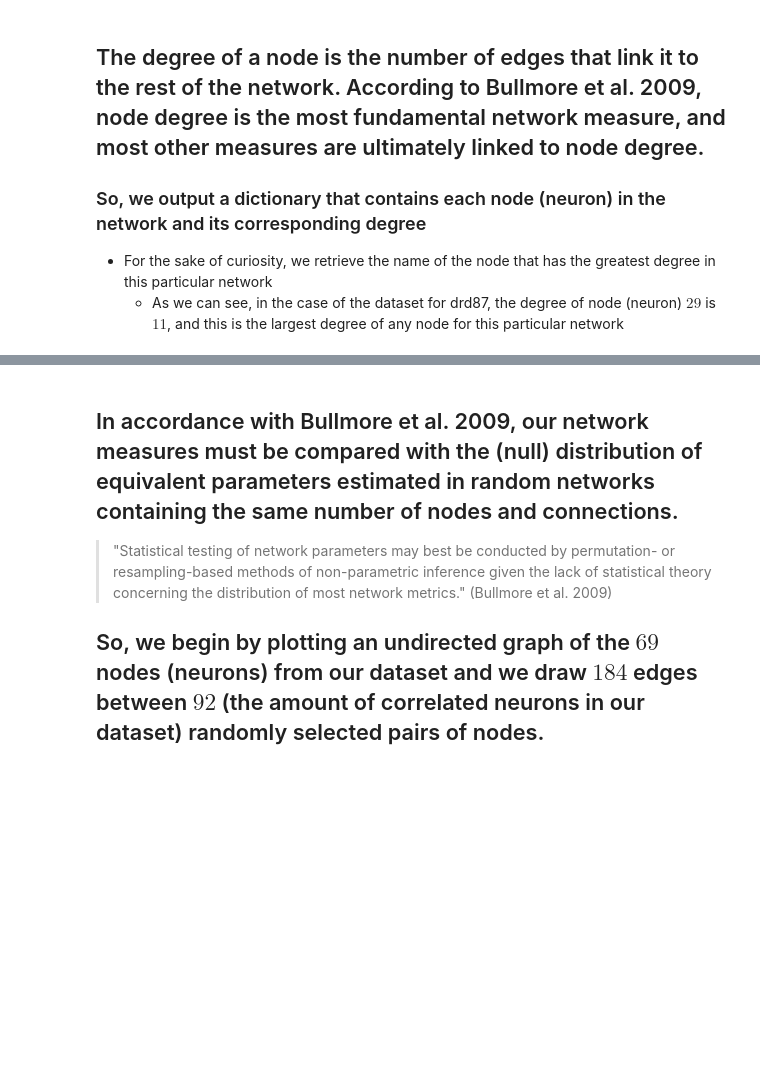
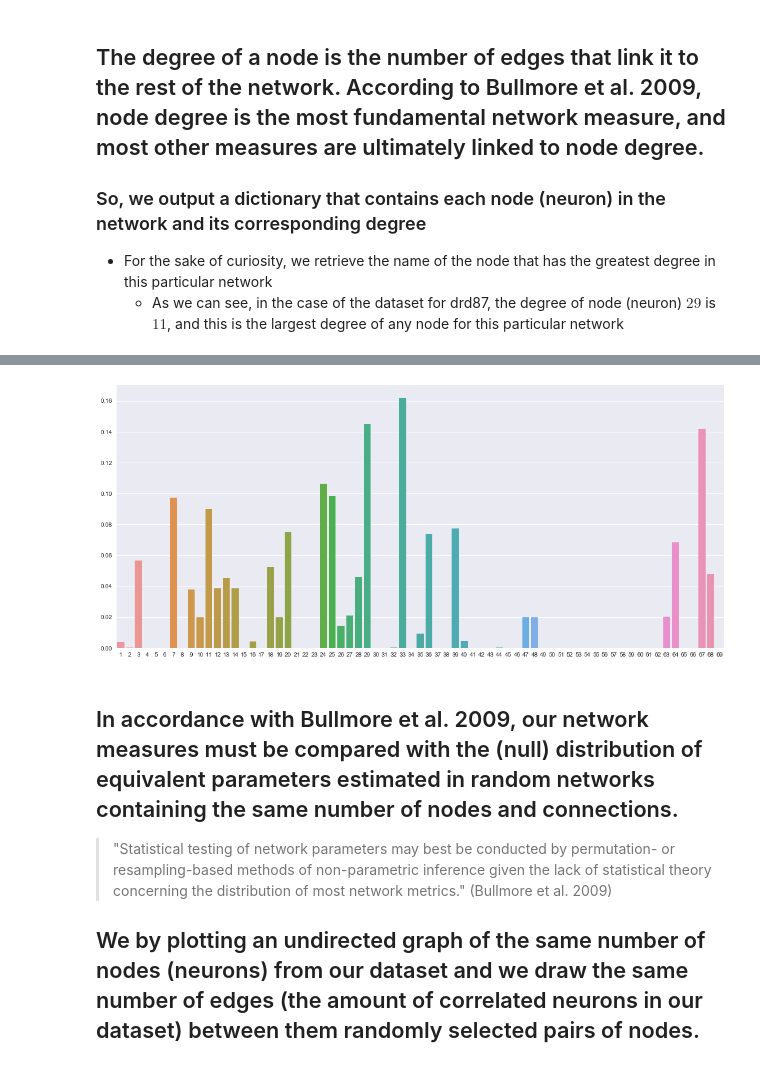
Before and after one commit to smu160/PvsNP, a Jupyter notebook: Graph_Analysis.ipynb, the cells around one changed output, grey strips where cells are left out. Cells and saved outputs as stored; diff of their text form; code cells hidden in the pictures; blank space fills up the shorter version.

```diff
--- a/Graph_Analysis.ipynb
+++ b/Graph_Analysis.ipynb
@@ -153,11 +198,13 @@ max(total_graph_centrality, key=total_graph_centrality.get)
 # %%
 sns.set(rc={"figure.figsize": (18, 8)})
-sns.barplot(x=list(total_graph_centrality.keys()), y=list(total_graph_centrality.values()));
+sns.barplot(x=list(nx.betweenness_centrality(total_graph).keys()), y=list(nx.betweenness_centrality(total_graph).values()));
+# %% [output]
+[figure, added]
 # %% [markdown]
 ## In accordance with Bullmore et al. 2009, our network measures must be compared with the (null) distribution of equivalent parameters estimated in random networks containing the same number of nodes and connections.
 > "Statistical testing of network parameters may best be conducted by permutation- or resampling-based methods of non-parametric inference given the lack of statistical theory concerning the distribution of most network metrics." (Bullmore et al. 2009)
 
-## So, we begin by plotting an undirected graph of the $69$ nodes (neurons) from our dataset and we draw $184$ edges between $92$ (the amount of correlated neurons in our dataset) randomly selected pairs of nodes.
+## We by plotting an undirected graph of the same number of nodes (neurons) from our dataset and we draw the same number of edges (the amount of correlated neurons in our dataset) between them randomly selected pairs of nodes.
 # %%
 random_graph = create_random_graph(cell_transients_dataframe)
 plot_random_graph(random_graph)
```
Also changed, not shown: parts of 26 cells of this notebook.
